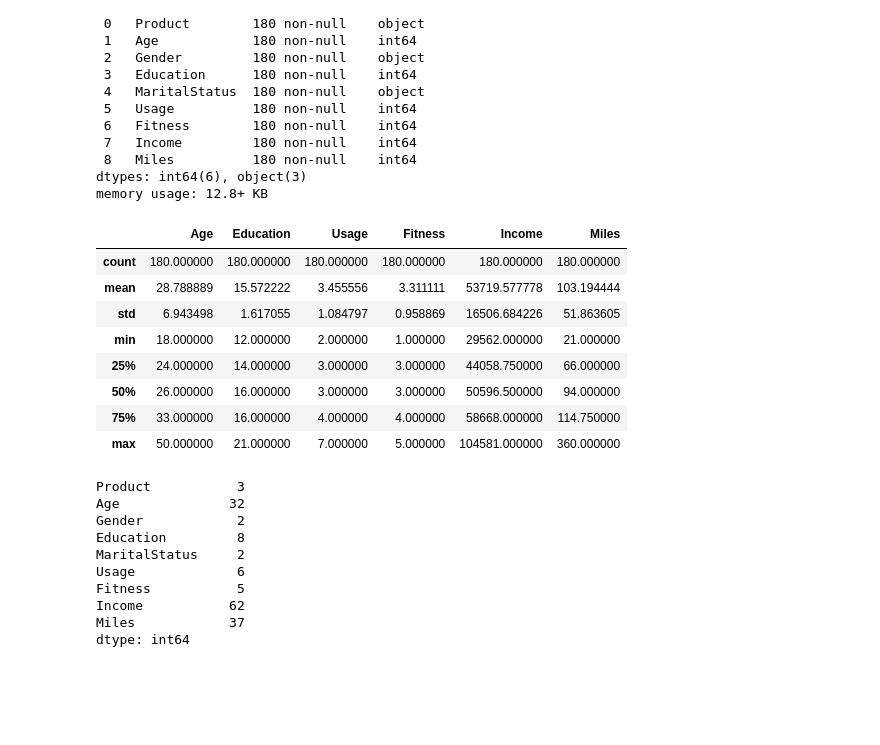
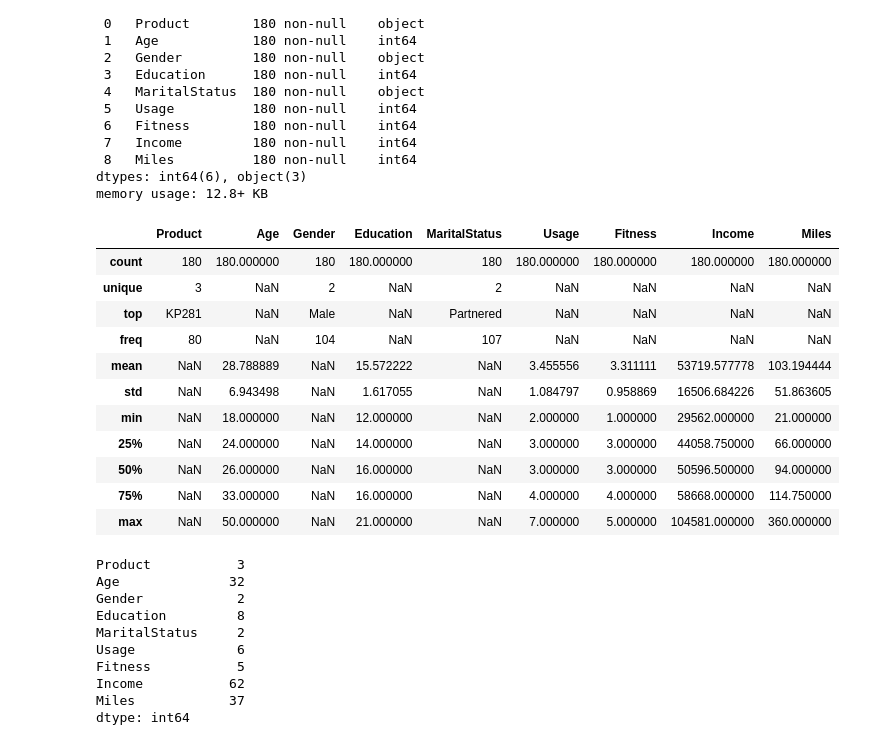
Before and after one commit to rahulsm27/Case_Studies, a Jupyter notebook: 1_Aerofit/Final_Solution.ipynb, the cells around one changed output. Cells and saved outputs as stored; diff of their text form; code cells hidden in the pictures; blank space fills up the shorter version.

```diff
--- a/1_Aerofit/solution.ipynb
+++ b/1_Aerofit/Final_Solution.ipynb
@@ -43,17 +43,20 @@ Data columns (total 9 columns):
 dtypes: int64(6), object(3)
 memory usage: 12.8+ KB
 # %%
-df.describe()
+df.describe(include="all")
 # %% [output]
-|  | Age | Education | Usage | Fitness | Income | Miles |
-| count | 180.000000 | 180.000000 | 180.000000 | 180.000000 | 180.000000 | 180.000000 |
-| mean | 28.788889 | 15.572222 | 3.455556 | 3.311111 | 53719.577778 | 103.194444 |
-| std | 6.943498 | 1.617055 | 1.084797 | 0.958869 | 16506.684226 | 51.863605 |
-| min | 18.000000 | 12.000000 | 2.000000 | 1.000000 | 29562.000000 | 21.000000 |
-| 25% | 24.000000 | 14.000000 | 3.000000 | 3.000000 | 44058.750000 | 66.000000 |
-| 50% | 26.000000 | 16.000000 | 3.000000 | 3.000000 | 50596.500000 | 94.000000 |
-| 75% | 33.000000 | 16.000000 | 4.000000 | 4.000000 | 58668.000000 | 114.750000 |
-| max | 50.000000 | 21.000000 | 7.000000 | 5.000000 | 104581.000000 | 360.000000 |
+|  | Product | Age | Gender | Education | MaritalStatus | Usage | Fitness | Income | Miles |
+| count | 180 | 180.000000 | 180 | 180.000000 | 180 | 180.000000 | 180.000000 | 180.000000 | 180.000000 |
+| unique | 3 | NaN | 2 | NaN | 2 | NaN | NaN | NaN | NaN |
+| top | KP281 | NaN | Male | NaN | Partnered | NaN | NaN | NaN | NaN |
+| freq | 80 | NaN | 104 | NaN | 107 | NaN | NaN | NaN | NaN |
+| mean | NaN | 28.788889 | NaN | 15.572222 | NaN | 3.455556 | 3.311111 | 53719.577778 | 103.194444 |
+| std | NaN | 6.943498 | NaN | 1.617055 | NaN | 1.084797 | 0.958869 | 16506.684226 | 51.863605 |
+| min | NaN | 18.000000 | NaN | 12.000000 | NaN | 2.000000 | 1.000000 | 29562.000000 | 21.000000 |
+| 25% | NaN | 24.000000 | NaN | 14.000000 | NaN | 3.000000 | 3.000000 | 44058.750000 | 66.000000 |
+| 50% | NaN | 26.000000 | NaN | 16.000000 | NaN | 3.000000 | 3.000000 | 50596.500000 | 94.000000 |
+| 75% | NaN | 33.000000 | NaN | 16.000000 | NaN | 4.000000 | 4.000000 | 58668.000000 | 114.750000 |
+| max | NaN | 50.000000 | NaN | 21.000000 | NaN | 7.000000 | 5.000000 | 104581.000000 | 360.000000 |
 # %%
 df.nunique()
 # %% [output]
```
Also changed, not shown: parts of 14 cells of this notebook, 3 other files.
